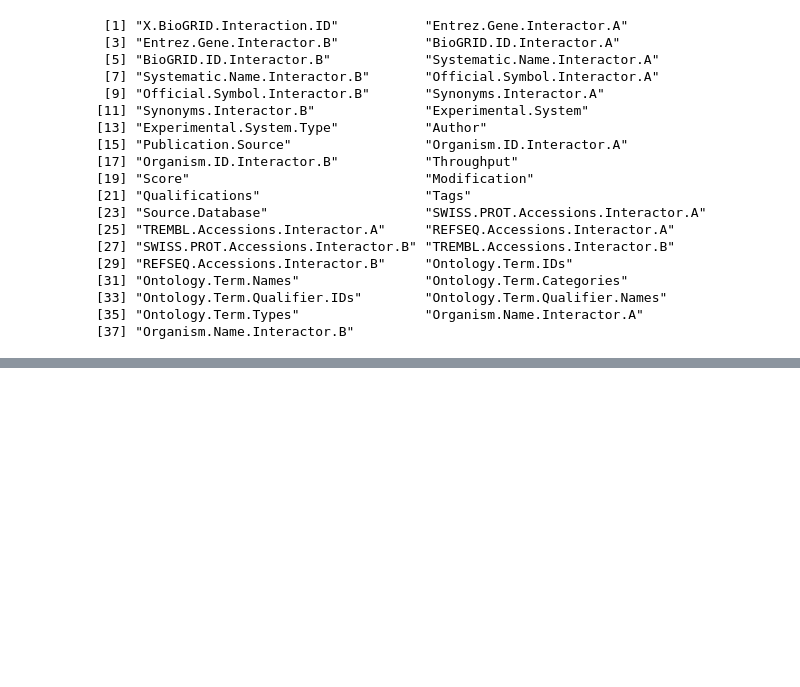
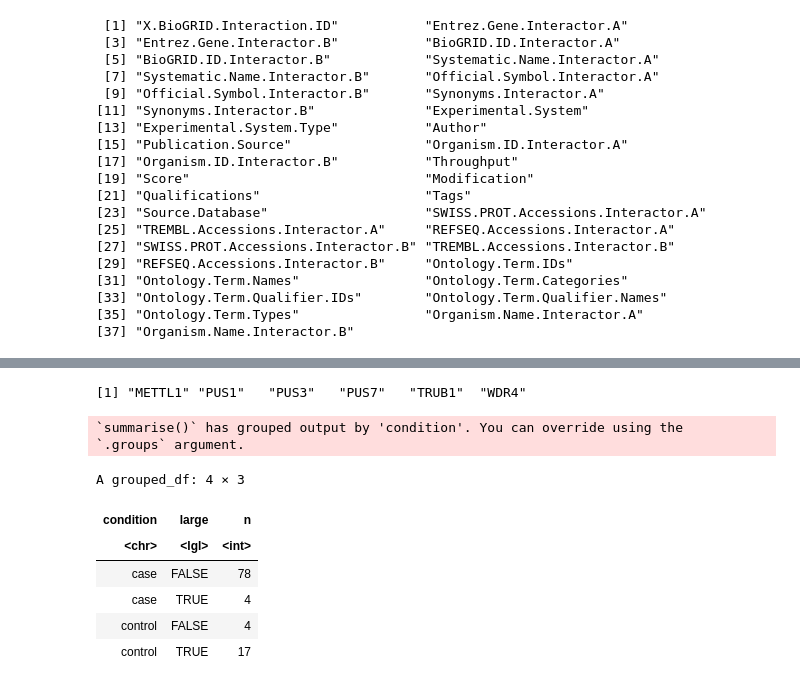
Before and after one commit to loganylchen/MPAGE, a Jupyter notebook: testing.ipynb, the cells around one changed output, grey strips where cells are left out. Cells and saved outputs as stored; diff of their text form; code cells hidden in the pictures; blank space fills up the shorter version.

```diff
--- a/testing.ipynb
+++ b/testing.ipynb
@@ -1415,0 +706,23 @@ A matrix: 54675 × 103 of type dbl
+# %%
+modules[[28]]$target_proteins
+# %% [output]
+[1] "METTL1" "PUS1"   "PUS3"   "PUS7"   "TRUB1"  "WDR4"
+# %%
+exp_data[c("KLRF1", "RHOT1"), ] %>%
+    t() %>%
+    as.data.frame() %>%
+    dplyr::mutate(large = KLRF1 > RHOT1) %>%
+    tibble::rownames_to_column("sample") %>%
+    left_join(sample_condition %>% tibble::rownames_to_column("sample"), by = "sample") %>%
+    group_by(condition, large) %>%
+    summarise(n = dplyr::n())
+# %% [output]
+`summarise()` has grouped output by 'condition'. You can override using the
+`.groups` argument.
+A grouped_df: 4 × 3
+| condition | large | n |
+| <chr> | <lgl> | <int> |
+| case | FALSE | 78 |
+| case | TRUE | 4 |
+| control | FALSE | 4 |
+| control | TRUE | 17 |
```
Also changed, not shown: parts of 40 cells of this notebook, 1 other file.
